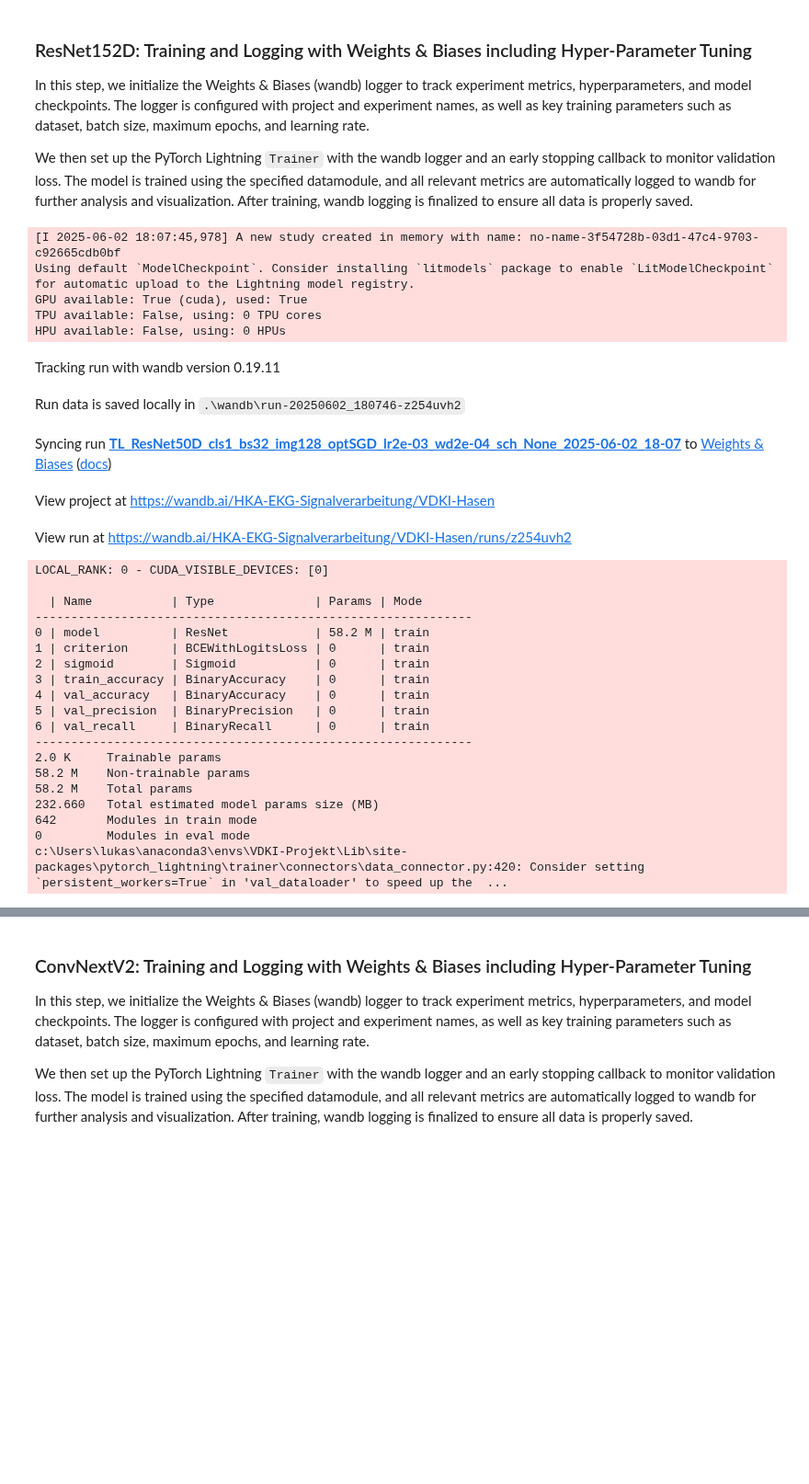
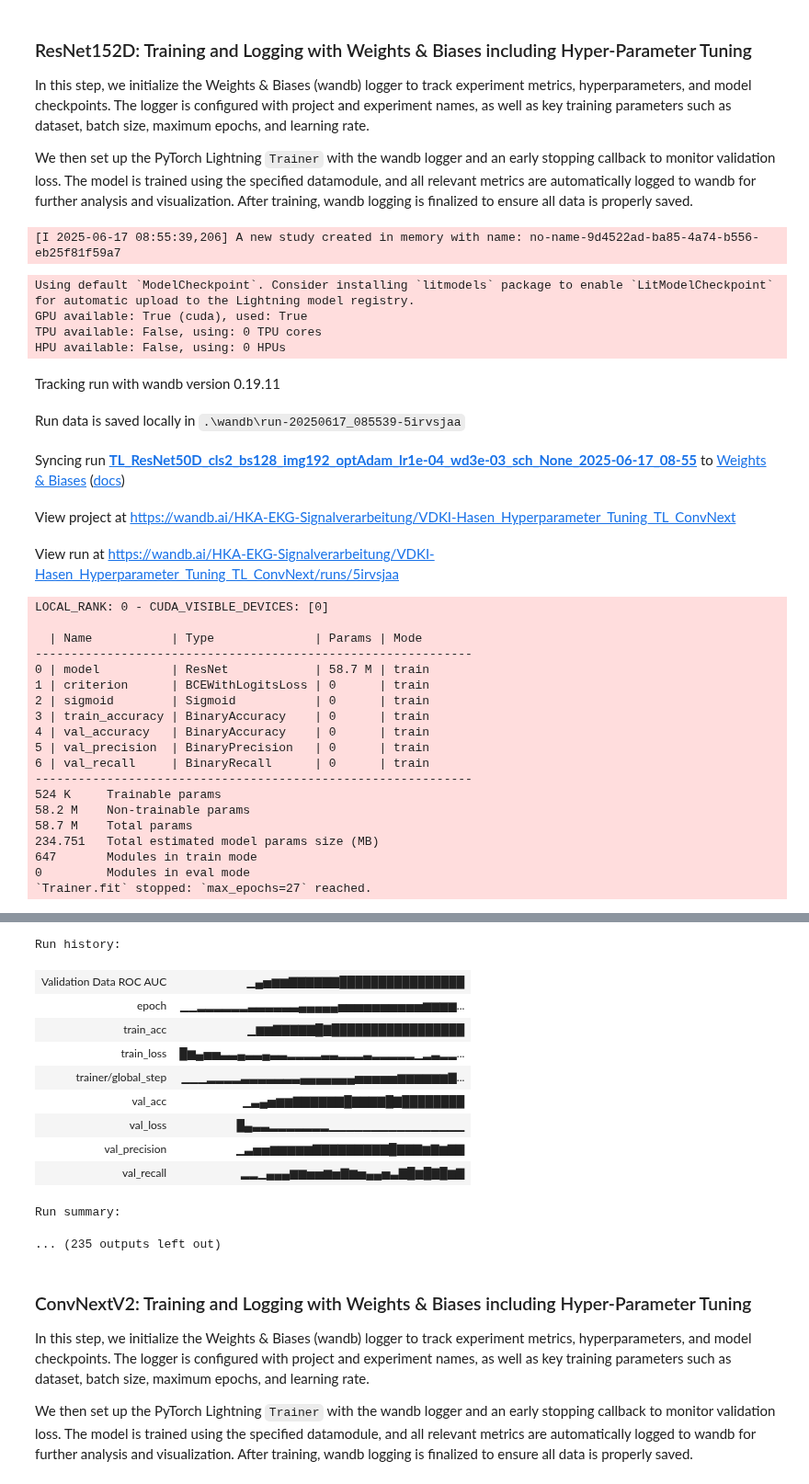
Before and after one commit to lukpausr/HKA_VDKI, a Jupyter notebook: main transferlearning.ipynb, the cells around one changed output, grey strips where cells are left out. Shown at 92% size. Cells and saved outputs as stored; diff of their text form; code cells hidden in the pictures; blank space fills up the shorter version.

```diff
--- a/main transferlearning.ipynb
+++ b/main transferlearning.ipynb
@@ -615,14 +748,16 @@ In this step, we initialize the Weights & Biases (wandb) logger to track experim
 
 We then set up the PyTorch Lightning `Trainer` with the wandb logger and an early stopping callback to monitor validation loss. The model is trained using the specified datamodule, and all relevant metrics are automatically logged to wandb for further analysis and visualization. After training, wandb logging is finalized to ensure all data is properly saved.
 # %%
+from models.model_transferlearning import getResNet152D_model
+
 import datetime
 config['sweep_id'] = datetime.datetime.now().strftime("%Y%m%d_%H%M")
 
 config['image_size'] = 224
 def objective(trial):
-    model_fct = getResNet152D_model
+    model = getResNet152D_model
     trainer = TLOptunaTrainer(
-        model=model_fct,                        # Function to create the model
+        model=model,                        # Function to create the model
         config=config,
         normalize_mean=[0.485, 0.456, 0.406],
         normalize_std=[0.229, 0.224, 0.225],
@@ -634,42 +769,42 @@ def objective(trial):
 study = optuna.create_study(direction="minimize")  # because we minimize val_loss
 
 # Set verbosity to WARNING to reduce output clutter
-optuna.logging.set_verbosity(optuna.logging.WARNING)
+optuna.logging.set_verbosity(optuna.logging.INFO)
 
 # Start the hyperparameter optimization
-study.optimize(objective, n_trials=config['number_of_trials'])
+study.optimize(objective, n_trials=config['number_of_trials'], gc_after_trial=True, show_progress_bar=True)
 
 # Best result
 print("Best trial:")
 print(study.best_trial.params)
 print("Best value (val_loss):", study.best_value)
 # %% [output]
-[I 2025-06-02 18:07:45,978] A new study created in memory with name: no-name-3f54728b-03d1-47c4-9703-c92665cdb0bf
-Using default `ModelCheckpoint`. Consider installing `litmodels` package to enable `LitModelCheckpoint` for automatic upload to the Lightning model registry.
-GPU available: True (cuda), used: True
-TPU available: False, using: 0 TPU cores
-HPU available: False, using: 0 HPUs
+[I 2025-06-17 08:55:39,206] A new study created in memory with name: no-name-9d4522ad-ba85-4a74-b556-eb25f81f59a7
+Using default `ModelCheckpoint`. Consider installing `litmodels` package to enable `LitModelCheckpoint` for automatic upload to the Lightning model registry.
+GPU available: True (cuda), used: True
+TPU available: False, using: 0 TPU cores
+HPU available: False, using: 0 HPUs
 Tracking run with wandb version 0.19.11
-Run data is saved locally in .\wandb\run-20250602_180746-z254uvh2
+Run data is saved locally in .\wandb\run-20250617_085539-5irvsjaa
-Syncing run TL_ResNet50D_cls1_bs32_img128_optSGD_lr2e-03_wd2e-04_sch_None_2025-06-02_18-07 to Weights & Biases (docs)
+Syncing run TL_ResNet50D_cls2_bs128_img192_optAdam_lr1e-04_wd3e-03_sch_None_2025-06-17_08-55 to Weights & Biases (docs)
-View project at https://wandb.ai/HKA-EKG-Signalverarbeitung/VDKI-Hasen
+View project at https://wandb.ai/HKA-EKG-Signalverarbeitung/VDKI-Hasen_Hyperparameter_Tuning_TL_ConvNext
-View run at https://wandb.ai/HKA-EKG-Signalverarbeitung/VDKI-Hasen/runs/z254uvh2
+View run at https://wandb.ai/HKA-EKG-Signalverarbeitung/VDKI-Hasen_Hyperparameter_Tuning_TL_ConvNext/runs/5irvsjaa
-LOCAL_RANK: 0 - CUDA_VISIBLE_DEVICES: [0]
-
-  | Name           | Type              | Params | Mode
--------------------------------------------------------------
-0 | model          | ResNet            | 58.2 M | train
-1 | criterion      | BCEWithLogitsLoss | 0      | train
-2 | sigmoid        | Sigmoid           | 0      | train
-3 | train_accuracy | BinaryAccuracy    | 0      | train
-4 | val_accuracy   | BinaryAccuracy    | 0      | train
-5 | val_precision  | BinaryPrecision   | 0      | train
-6 | val_recall     | BinaryRecall      | 0      | train
--------------------------------------------------------------
-2.0 K     Trainable params
-58.2 M    Non-trainable params
-58.2 M    Total params
-232.660   Total estimated model params size (MB)
-642       Modules in train mode
-0         Modules in eval mode
-c:\Users\lukas\anaconda3\envs\VDKI-Projekt\Lib\site-packages\pytorch_lightning\trainer\connectors\data_connector.py:420: Consider setting `persistent_workers=True` in 'val_dataloader' to speed up the  ...
+LOCAL_RANK: 0 - CUDA_VISIBLE_DEVICES: [0]
+
+  | Name           | Type              | Params | Mode
+-------------------------------------------------------------
+0 | model          | ResNet            | 58.7 M | train
+1 | criterion      | BCEWithLogitsLoss | 0      | train
+2 | sigmoid        | Sigmoid           | 0      | train
+3 | train_accuracy | BinaryAccuracy    | 0      | train
+4 | val_accuracy   | BinaryAccuracy    | 0      | train
+5 | val_precision  | BinaryPrecision   | 0      | train
+6 | val_recall     | BinaryRecall      | 0      | train
+-------------------------------------------------------------
+524 K     Trainable params
+58.2 M    Non-trainable params
+58.7 M    Total params
+234.751   Total estimated model params size (MB)
+647       Modules in train mode
+0         Modules in eval mode
+`Trainer.fit` stopped: `max_epochs=27` reached.
@@ -676,3 +812,15 @@ c:\Users\lukas\anaconda3\envs\VDKI-Projekt\Lib\site-packages\pytorch_lightning\t
+Run history:
+| Validation Data ROC AUC | ▁▄▅▆▆▇▇▇▇▇▇████████████████ |
+| epoch | ▁▁▂▂▂▂▂▂▃▃▃▃▃▃▄▄▄▄▄▅▅▅▅▅▅▅▅▅▅▆▆▆▆... |
+| train_acc | ▁▆▆▇▇▇▇▇█▇█████████████████ |
+| train_loss | █▆▄▅▅▃▃▄▃▃▄▃▃▂▂▂▂▃▃▂▂▂▃▂▂▂▂▂▁▂▃▂▂... |
+| trainer/global_step | ▁▁▁▂▂▂▂▃▃▃▃▃▃▃▄▄▄▄▄▄▄▅▅▅▅▅▆▆▆▆▆▆▇... |
+| val_acc | ▁▃▄▅▆▆▇▇▇▇▇▇█▇▇▇▇█▇████████ |
+| val_loss | █▄▃▃▂▂▂▂▂▂▂▁▁▁▁▁▁▁▁▁▁▁▁▁▁▁▁ |
+| val_precision | ▁▃▅▅▆▆▆▆▆▇▇▇▇▇▇▇▇▇█▇▇▇▆▇▆▇▇ |
+| val_recall | ▂▂▁▄▄▄▆▆▅▅▆▅▇▆▅▄▄▅▃▇█▆█▇█▆▇ |
+Run summary:
+... (235 outputs left out)
 # %%
 optuna.visualization.plot_optimization_history(study)
 # %%
```
Also changed, not shown: parts of 8 cells of this notebook, 5 other files.
